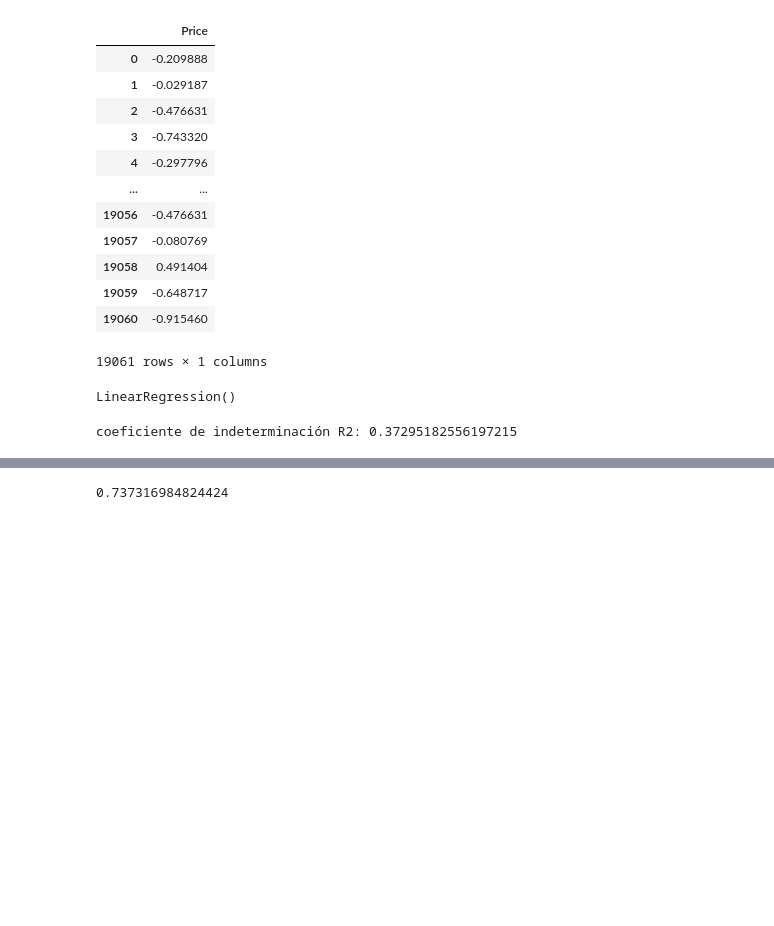
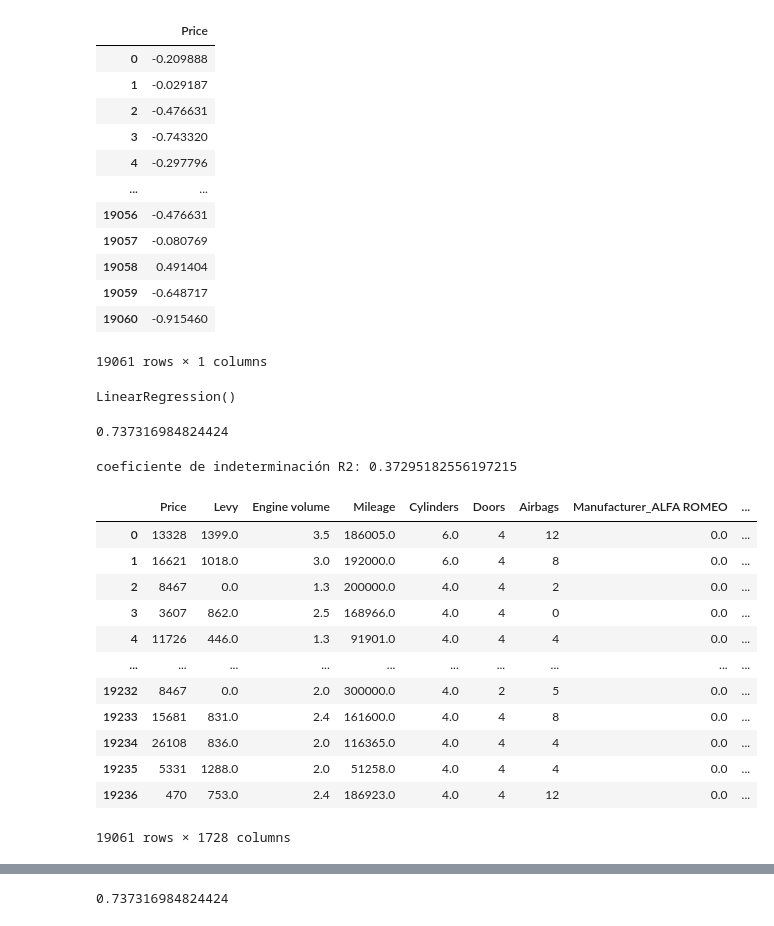
Before and after one commit to AngelFelixV/Regresi-n_predictor_autos, a Jupyter notebook: Copia_de_Regresión_clase_autos.ipynb, the cells around one changed output, grey strips where cells are left out. Drawn from its saved outputs; the diff is of its cells as text; code cells hidden in the pictures; blank space fills up the shorter version.

```diff
--- a/Copia_de_Regresión_clase_autos.ipynb
+++ b/Copia_de_Regresión_clase_autos.ipynb
@@ -12,7 +12,7 @@ import warnings
 warnings.filterwarnings('ignore')
 %matplotlib inline
 # %%
-df_raw = pd.read_csv('/content/car_price_prediction.csv - car_price_prediction.csv (1).csv', header=0)
+df_raw = pd.read_csv('/content/car_price_prediction (1).csv', header=0)
 df_raw
 # %% [output]
 |  | ID | Price | Levy | Manufacturer | Model | Prod. year | Category | Leather interior | Fuel type | ... |
@@ -280,7 +280,14 @@ plt.show()
 # %%
 from sklearn.preprocessing import OneHotEncoder
 encoder = OneHotEncoder(drop='first', sparse_output=False)
-X_encoded = encoder.fit_transform(df_raw_std_filtered[['Manufacturer', 'Model', 'Prod. year', 'Category', 'Leather interior', 'Fuel type', 'Gear box type', 'Drive wheels', 'Wheel', 'Color','Turbo_status']])
+
+# Create a copy to avoid modifying the original filtered DataFrame directly
+df_for_encoding = df_raw_std_filtered[['Manufacturer', 'Model', 'Prod. year', 'Category', 'Leather interior', 'Fuel type', 'Gear box type', 'Drive wheels', 'Wheel', 'Color','Turbo_status']].copy()
+
+# Convert 'Prod. year' to string before fitting the encoder
+df_for_encoding['Prod. year'] = df_for_encoding['Prod. year'].astype(str)
+
+X_encoded = encoder.fit_transform(df_for_encoding)
 encoded_cols = encoder.get_feature_names_out(['Manufacturer', 'Model', 'Prod. year', 'Category', 'Leather interior', 'Fuel type', 'Gear box type', 'Drive wheels', 'Wheel', 'Color','Turbo_status'])
 X_encoded = pd.DataFrame(X_encoded, columns=encoded_cols, index=df_raw_std_filtered.index)
 # %%
@@ -353,8 +360,33 @@ regresion_multi_var = linear_model.LinearRegression()
 regresion_multi_var.fit(X_train,y_train)
 # %% [output]
 LinearRegression()
+# %%
+from sklearn.metrics import mean_squared_error
+y_pred = regresion_multi_var.predict(X_test)
+rmse = np.sqrt(mean_squared_error(y_test,y_pred))
+print(rmse)
+# %% [output]
+0.737316984824424
 # %%
 r2 = regresion_multi_var.score(X_test,y_test)
 print('coeficiente de indeterminación R2: {r2}'.format(r2 = r2))
 # %% [output]
 coeficiente de indeterminación R2: 0.37295182556197215
+# %%
+df = pd.concat([df_raw_std_filtered.drop(columns=['Manufacturer', 'Model', 'Prod. year', 'Category', 'Leather interior', 'Fuel type', 'Gear box type', 'Drive wheels', 'Wheel', 'Color','Turbo_status']), X_encoded], axis=1)
+# %%
+df
+# %% [output]
+|  | Price | Levy | Engine volume | Mileage | Cylinders | Doors | Airbags | Manufacturer_ALFA ROMEO | ... |
+| 0 | 13328 | 1399.0 | 3.5 | 186005.0 | 6.0 | 4 | 12 | 0.0 | ... |
+| 1 | 16621 | 1018.0 | 3.0 | 192000.0 | 6.0 | 4 | 8 | 0.0 | ... |
+| 2 | 8467 | 0.0 | 1.3 | 200000.0 | 4.0 | 4 | 2 | 0.0 | ... |
+| 3 | 3607 | 862.0 | 2.5 | 168966.0 | 4.0 | 4 | 0 | 0.0 | ... |
+| 4 | 11726 | 446.0 | 1.3 | 91901.0 | 4.0 | 4 | 4 | 0.0 | ... |
+| ... | ... | ... | ... | ... | ... | ... | ... | ... | ... |
+| 19232 | 8467 | 0.0 | 2.0 | 300000.0 | 4.0 | 2 | 5 | 0.0 | ... |
+| 19233 | 15681 | 831.0 | 2.4 | 161600.0 | 4.0 | 4 | 8 | 0.0 | ... |
+| 19234 | 26108 | 836.0 | 2.0 | 116365.0 | 4.0 | 4 | 4 | 0.0 | ... |
+| 19235 | 5331 | 1288.0 | 2.0 | 51258.0 | 4.0 | 4 | 4 | 0.0 | ... |
+| 19236 | 470 | 753.0 | 2.4 | 186923.0 | 4.0 | 4 | 12 | 0.0 | ... |
+19061 rows × 1728 columns
```
Also changed, not shown: parts of 14 cells of this notebook.
